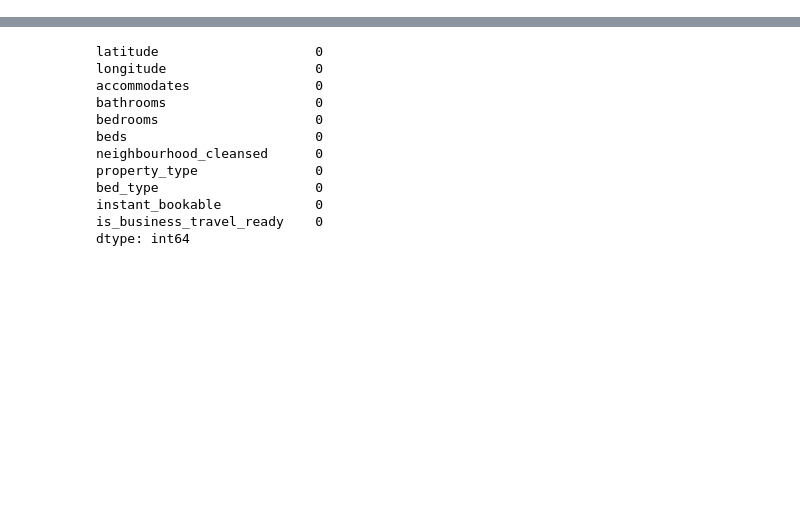
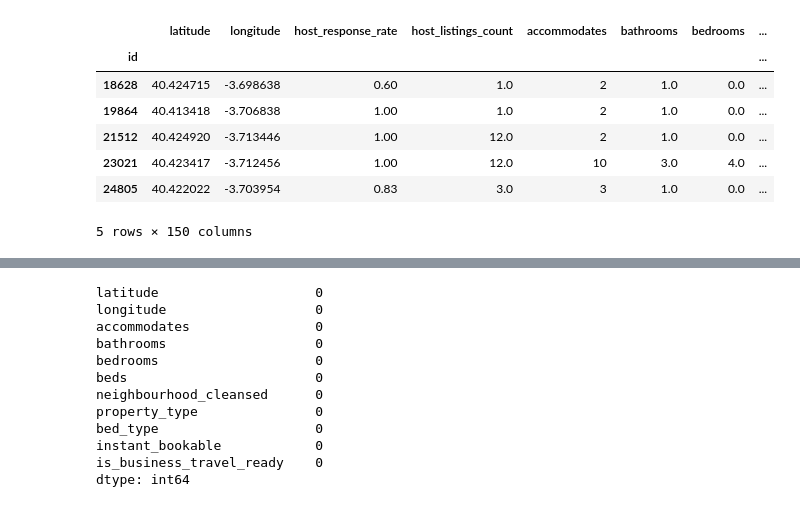
Before and after one commit to carmenvaron/Airbnb-Project, a Jupyter notebook: Clustering_trials/Clustering fewer variables.ipynb, the cells around one changed output, grey strips where cells are left out. Saved outputs shown, nothing was run; the diff lists cells and outputs as text; code cells hidden in the pictures; blank space fills up the shorter version.

```diff
--- a/Clustering_trials/Clustering fewer variables.ipynb
+++ b/Clustering_trials/Clustering fewer variables.ipynb
@@ -15,6 +15,17 @@ import random
 random.seed(33)
 # %%
 listings = pd.read_csv('../Data/listings_clean.csv', index_col=0)
+# %%
+listings.head()
+# %% [output]
+|  | latitude | longitude | host_response_rate | host_listings_count | accommodates | bathrooms | bedrooms | ... |
+| id |  |  |  |  |  |  |  | ... |
+| 18628 | 40.424715 | -3.698638 | 0.60 | 1.0 | 2 | 1.0 | 0.0 | ... |
+| 19864 | 40.413418 | -3.706838 | 1.00 | 1.0 | 2 | 1.0 | 0.0 | ... |
+| 21512 | 40.424920 | -3.713446 | 1.00 | 12.0 | 2 | 1.0 | 0.0 | ... |
+| 23021 | 40.423417 | -3.712456 | 1.00 | 12.0 | 10 | 3.0 | 4.0 | ... |
+| 24805 | 40.422022 | -3.703954 | 0.83 | 3.0 | 3 | 1.0 | 0.0 | ... |
+5 rows × 150 columns
 # %%
 numerical_features = ['latitude', 'longitude', 'accommodates', 'bathrooms','bedrooms', 'beds']
 # %%
```
Also changed, not shown: 4 other files.
